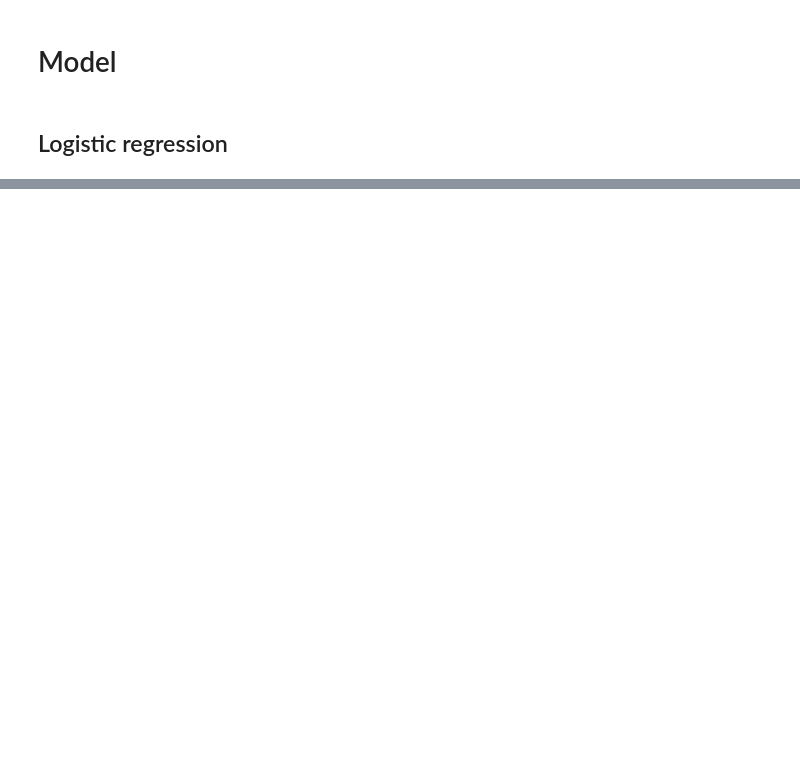
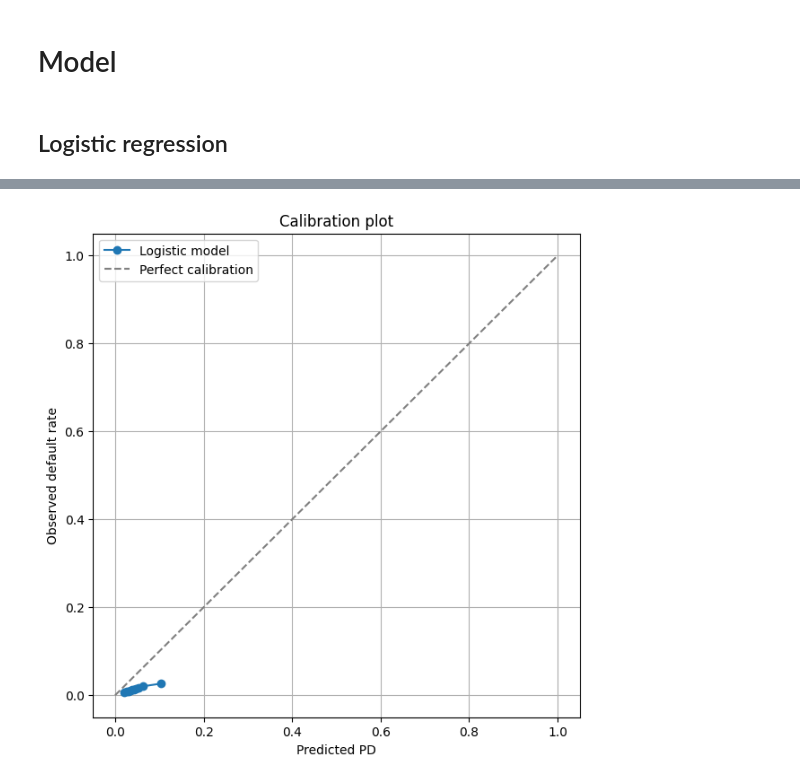
Before and after one commit to YoannPull/pd_calibration, a Jupyter notebook: notebook/model.ipynb, the cells around one changed output, grey strips where cells are left out. Saved outputs shown, nothing was run; the diff lists cells and outputs as text; code cells hidden in the pictures; blank space fills up the shorter version.

```diff
--- a/notebook/model.ipynb
+++ b/notebook/model.ipynb
@@ -21,4 +21,6 @@ df_val.drop(columns="pre_relief_refi_loan_seq_number", inplace=True)
 
 ## Imputed data
 df_train_imp = pd.read_parquet("../data/processed/merged/imputed/train.parquet")
+df_train_imp['first_time_homebuyer_flag'] = df_train_imp['first_time_homebuyer_flag'].fillna(False) # add this line into the imputer
+
 df_val_imp = pd.read_parquet("../data/processed/merged/imputed/validation.parquet")
@@ -27,3 +29,6 @@ df_train_imp["defa"]
+# %%
+# Colonne qui sera supprimé pendant la phase de traitement
+drop_list_columns = []
 # %%
 # Corrélation cell
 
@@ -424,8 +306,0 @@ sorted(to_drop)
-# %%
-pair_var = pair_var.merge(univar_scores, left_on="var_x", right_on="variable", how="left") \
-                   .rename(columns={"auc":"auc_x", "logloss":"logloss_x"}) \
-                   .drop(columns="variable")
-
-pair_var = pair_var.merge(univar_scores, left_on="var_y", right_on="variable", how="left") \
-                   .rename(columns={"auc":"auc_y", "logloss":"logloss_y"}) \
-                   .drop(columns="variable")
@@ -431,0 +564,5 @@ pair_var = pair_var.merge(univar_scores, left_on="var_y", right_on="variable", h
+# %%
+# We initialize this vector in the first cell of the notebook
+drop_list_columns = drop_list_columns + [col for col in vars_list if col not in representatives]
+print(drop_list_columns)
+# df_train_imp_test = df_train_imp.drop(columns=drop_list_columns)
@@ -431,0 +573,68 @@ pair_var = pair_var.merge(univar_scores, left_on="var_y", right_on="variable", h
+# %%
+from sklearn.linear_model import LogisticRegression
+from sklearn.preprocessing import OneHotEncoder, StandardScaler
+from sklearn.compose import ColumnTransformer
+from sklearn.pipeline import Pipeline
+from sklearn.metrics import roc_auc_score, brier_score_loss, log_loss
+from sklearn.calibration import calibration_curve
+import matplotlib.pyplot as plt
+
+# --- Préparation des données ---
+drop_list_columns = drop_list_columns + ['first_payment_date', 'maturity_date', 'vintage']
+
+df_train_model = df_train_imp.drop(columns=drop_list_columns)
+df_val_model   = df_val_imp.drop(columns=drop_list_columns)
+
+y_train = df_train_model["default_24m"].astype(int)
+X_train = df_train_model.drop(columns="default_24m")
+
+y_val = df_val_model["default_24m"].astype(int)
+X_val = df_val_model.drop(columns="default_24m")
+
+# Colonnes numériques / catégorielles
+cat_cols = X_train.select_dtypes(include=["object", "category"]).columns.tolist()
+num_cols = X_train.select_dtypes(include=["int64", "float64"]).columns.tolist()
+
+# --- Pipeline de préprocessing ---
+preprocessor = ColumnTransformer(
+    transformers=[
+        ("num", StandardScaler(), num_cols),
+        ("cat", OneHotEncoder(drop="first", handle_unknown="ignore"), cat_cols)
+    ]
+)
+
+clf = Pipeline(steps=[
+    ("preprocessor", preprocessor),
+    ("model", LogisticRegression(max_iter=1000, random_state=0))
+])
+
+# --- Fit ---
+clf.fit(X_train, y_train)
+
+# --- Prédictions ---
+y_pred_proba = clf.predict_proba(X_val)[:, 1]
+
+# --- Métriques ---
+auc = roc_auc_score(y_val, y_pred_proba)
+brier = brier_score_loss(y_val, y_pred_proba)
+ll = log_loss(y_val, y_pred_proba)
+
+print(f"AUC       : {auc:.4f}")
+print(f"Brier     : {brier:.4f}")
+print(f"Log Loss  : {ll:.4f}")
+print(f"Mean predicted PD : {y_pred_proba.mean():.4f}")
+print(f"Observed default rate : {y_val.mean():.4f}")
+
+# --- Courbe de calibration ---
+prob_true, prob_pred = calibration_curve(y_val, y_pred_proba, n_bins=10, strategy="quantile")
+
+plt.figure(figsize=(7, 7))
+plt.plot(prob_pred, prob_true, marker="o", label="Logistic model")
+plt.plot([0, 1], [0, 1], linestyle="--", color="gray", label="Perfect calibration")
+plt.xlabel("Predicted PD")
+plt.ylabel("Observed default rate")
+plt.title("Calibration plot")
+plt.legend()
+plt.grid(True)
+plt.show()
+# %% [output]
@@ -431,0 +646 @@ pair_var = pair_var.merge(univar_scores, left_on="var_y", right_on="variable", h
+[figure, added]
```
Also changed, not shown: parts of 12 cells of this notebook.
